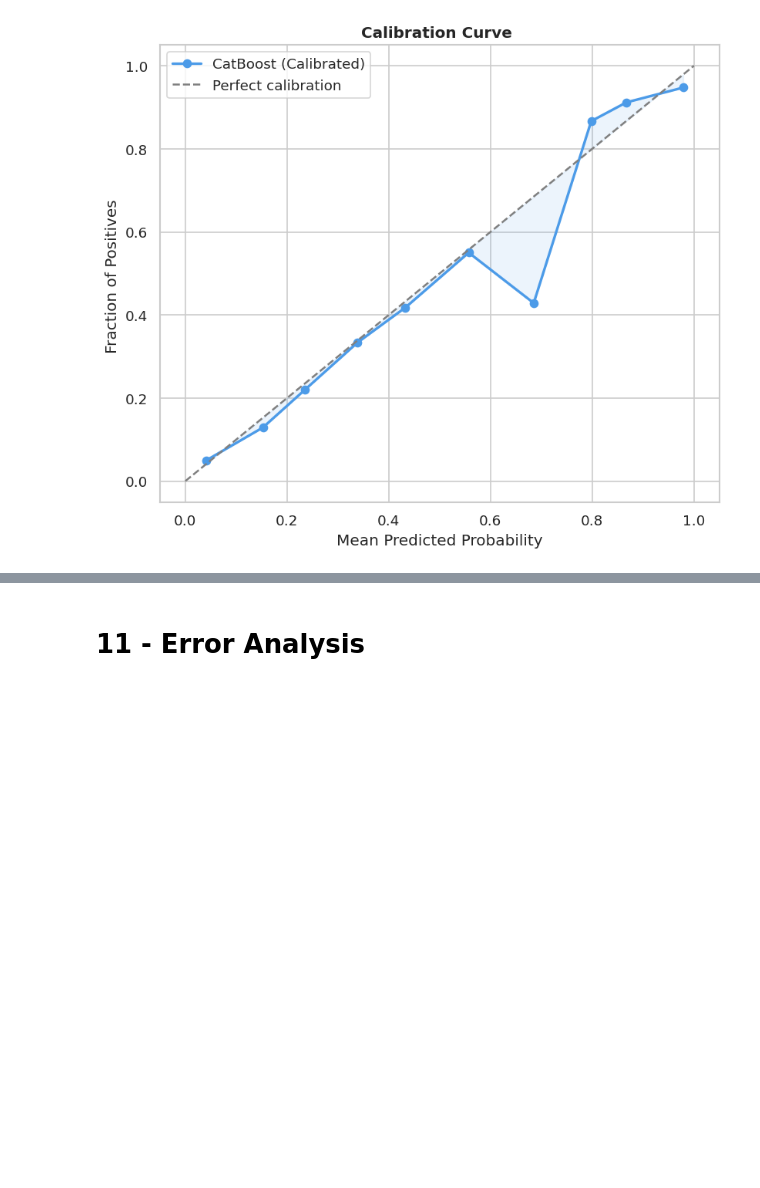
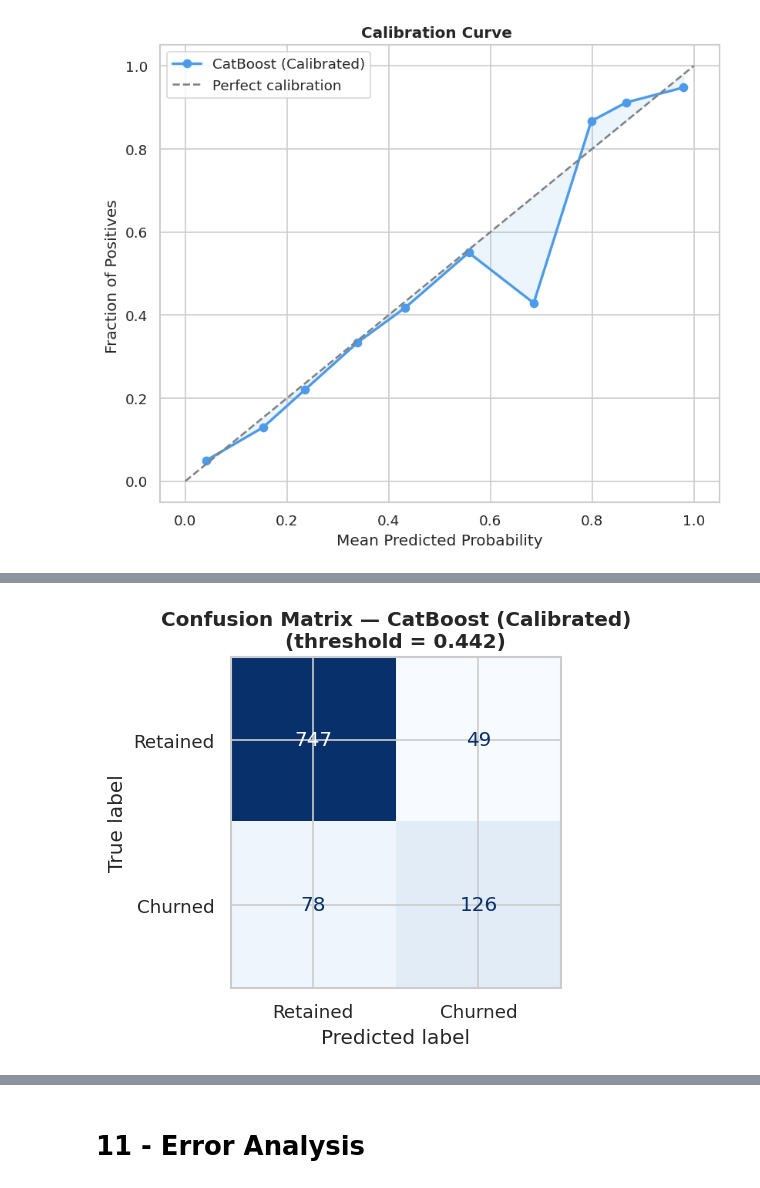
Before and after one commit to narendrapatel6321-dotcom/bank_churn_prediction, a Jupyter notebook: notebooks/churn_notebook.ipynb, the cells around one changed output, grey strips where cells are left out. Cells and saved outputs as stored; diff of their text form; code cells hidden in the pictures; blank space fills up the shorter version.

```diff
--- a/notebooks/churn_notebook.ipynb
+++ b/notebooks/churn_notebook.ipynb
@@ -571,0 +610,6 @@ plot_calibration_curve(y_test, y_probas_cal, f"{BEST_MODEL_NAME} (Calibrated)")
+# %%
+plot_confusion_matrix(y_test, y_pred_cal, best_threshold_cal,
+    f"{BEST_MODEL_NAME} (Calibrated)",
+    save_path="reports/figures/eval_07_confusion_matrix_calibrated.png")
+# %% [output]
+[figure, added]
```
Also changed, not shown: parts of 27 cells of this notebook.
